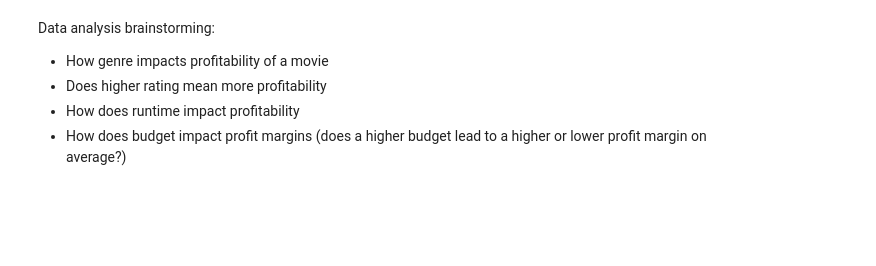
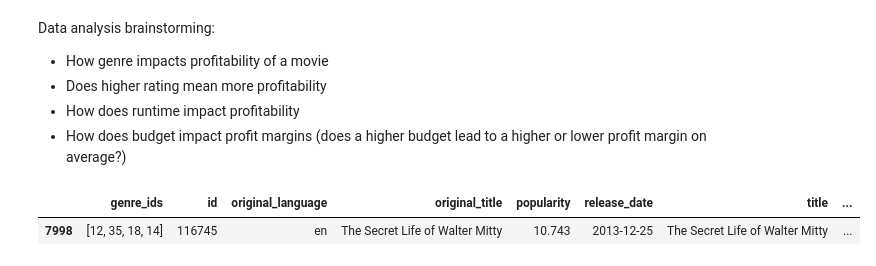
Before and after one commit to abwilliamss/AIAcademy-capstone, a Jupyter notebook: Zachary-AIAcademy-Capstone-Notebook.ipynb, the cells around one changed output. Saved outputs shown, nothing was run; the diff lists cells and outputs as text; code cells hidden in the pictures; blank space fills up the shorter version.

```diff
--- a/Zachary-AIAcademy-Capstone-Notebook.ipynb
+++ b/Zachary-AIAcademy-Capstone-Notebook.ipynb
@@ -106,3 +85,8 @@ Data analysis brainstorming:
 - Does higher rating mean more profitability
 - How does runtime impact profitability
 - How does budget impact profit margins (does a higher budget lead to a higher or lower profit margin on average?)
+# %%
+movies[movies["original_title"] == "The Secret Life of Walter Mitty"]
+# %% [output]
+|  | genre_ids | id | original_language | original_title | popularity | release_date | title | ... |
+| 7998 | [12, 35, 18, 14] | 116745 | en | The Secret Life of Walter Mitty | 10.743 | 2013-12-25 | The Secret Life of Walter Mitty | ... |
```
Also changed, not shown: parts of 8 cells of this notebook.
